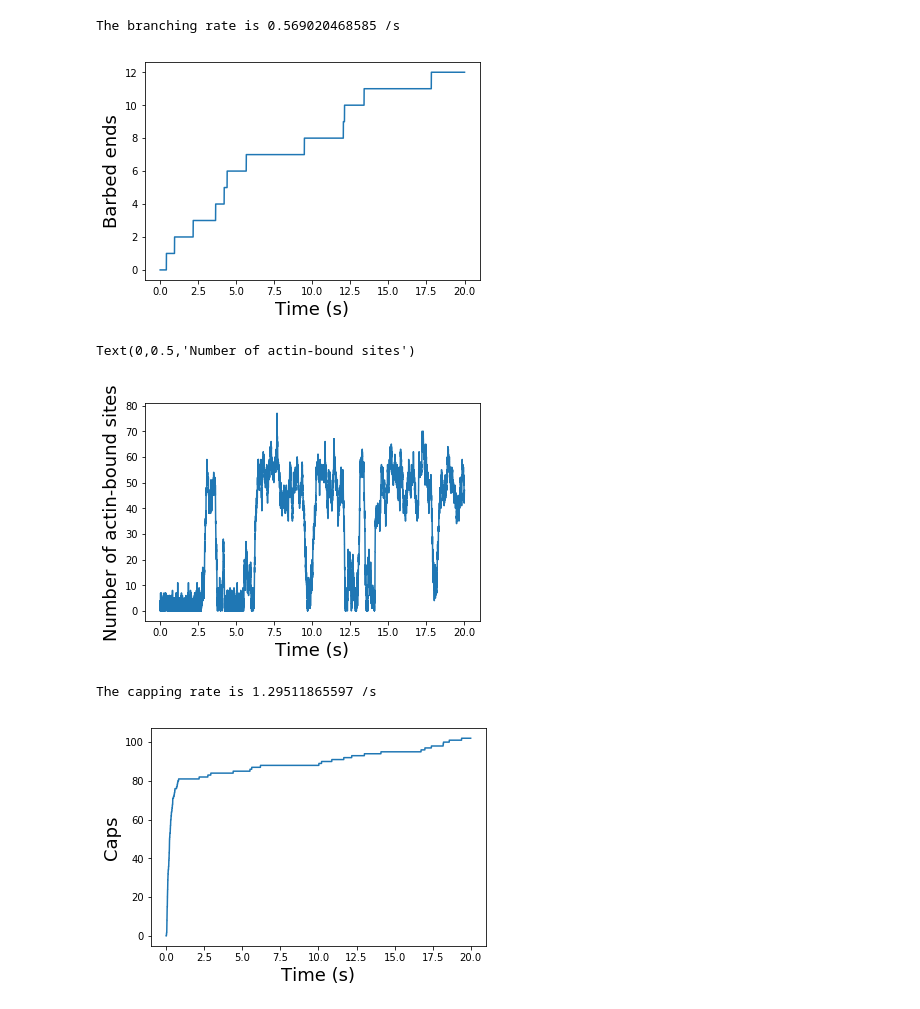
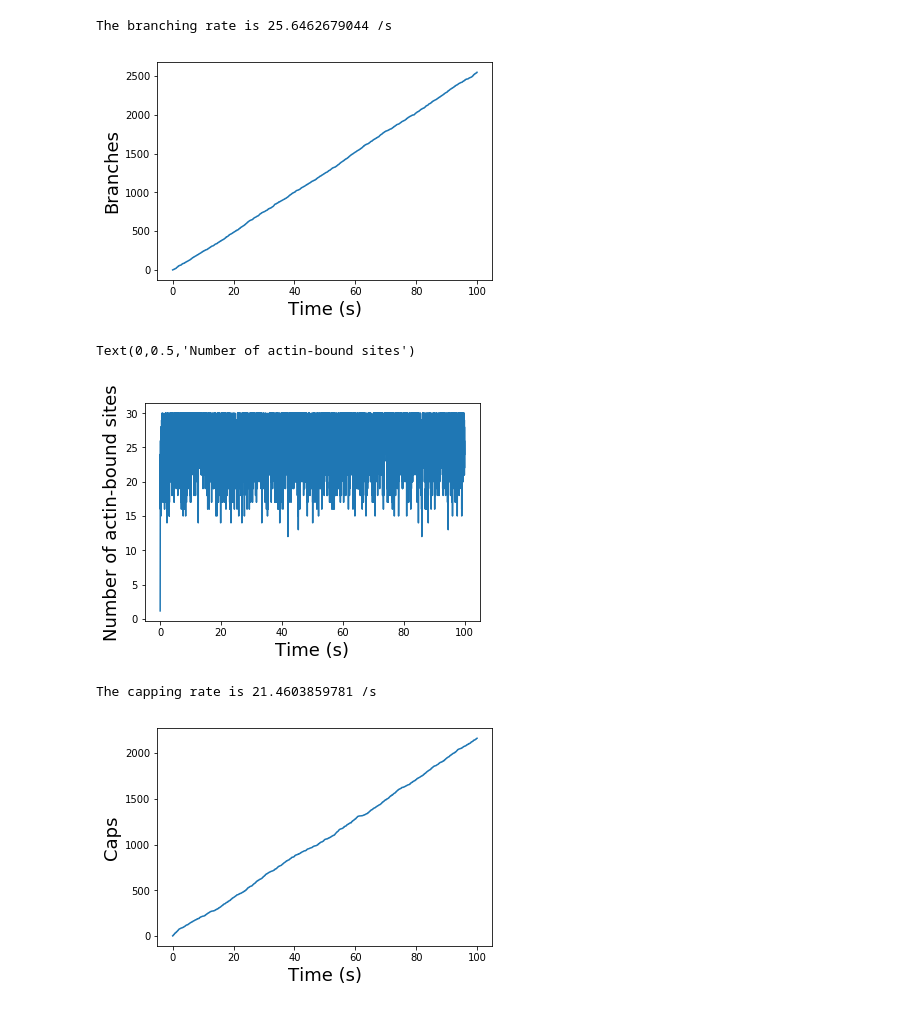
Before and after one commit to jiongyi/postdoc, a Jupyter notebook: branched-networks/sandbox.ipynb, the cells around one changed output. Saved outputs shown, nothing was run; the diff lists cells and outputs as text; code cells hidden in the pictures.

```diff
--- a/branched-networks/sandbox.ipynb
+++ b/branched-networks/sandbox.ipynb
@@ -1,7 +1,7 @@
 # %%
 # Initialize network object.
 from monomerGating import *
-n = network(1000.0, 1.0, 1.0, 10.0, 200, 100, 20.0)
+n = network(100.0, 1.0, 1.0, 100.0)
 # %%
 # Run simulation.
 dt = 1.0e-3
@@ -10,21 +10,21 @@ n.evolve(dt, tFinal)
 # %%
 # Plot.
 from matplotlib.pyplot import plot, xlabel, ylabel
 from numpy import array, zeros, arange, gradient
 from scipy.stats import linregress
 %matplotlib inline
 
 noBranchesArr = array([b for a, b, c in n.noFilaments])
 noCapsArr = array([c for a, b, c in n.noFilaments])
 timeArr = linspace(0.0, n.tElapsed, len(noBranchesArr))
 slope, intercept, r_value, p_value, std_err = stats.linregress(timeArr, noBranchesArr)
 plot(timeArr, noBranchesArr)
 xlabel(r"Time (s)", fontsize = 18)
-ylabel(r"Barbed ends", fontsize = 18)
+ylabel(r"Branches", fontsize = 18)
 print("The branching rate is " + str(slope) + " /s")
 # %% [output]
-The branching rate is 0.569020468585 /s
+The branching rate is 25.6462679044 /s
-[figure, old version]
+[figure, new version]
 # %%
 # WH2 domain occupancy
 plot(timeArr, n.noFilledArr)
@@ -32,7 +32,7 @@ xlabel(r"Time (s)", fontsize = 18)
 ylabel(r"Number of actin-bound sites", fontsize = 18)
 # %% [output]
 Text(0,0.5,'Number of actin-bound sites')
-[figure, old version]
+[figure, new version]
 # %%
 slope, intercept, r_value, p_value, std_err = stats.linregress(timeArr[:-1000], noCapsArr[:-1000])
 plot(timeArr, noCapsArr)
@@ -40,8 +40,8 @@ xlabel(r"Time (s)", fontsize = 18)
 ylabel(r"Caps", fontsize = 18)
 print("The capping rate is " + str(slope) + " /s")
 # %% [output]
-The capping rate is 1.29511865597 /s
+The capping rate is 21.4603859781 /s
-[figure, old version]
+[figure, new version]
 # %%
 plot(timeArr, n.xEdge)
 slope, intercept, r_value, p_value, std_err = stats.linregress(timeArr, n.xEdge)
```
Also changed, not shown: parts of 4 cells of this notebook, 2 other files.
